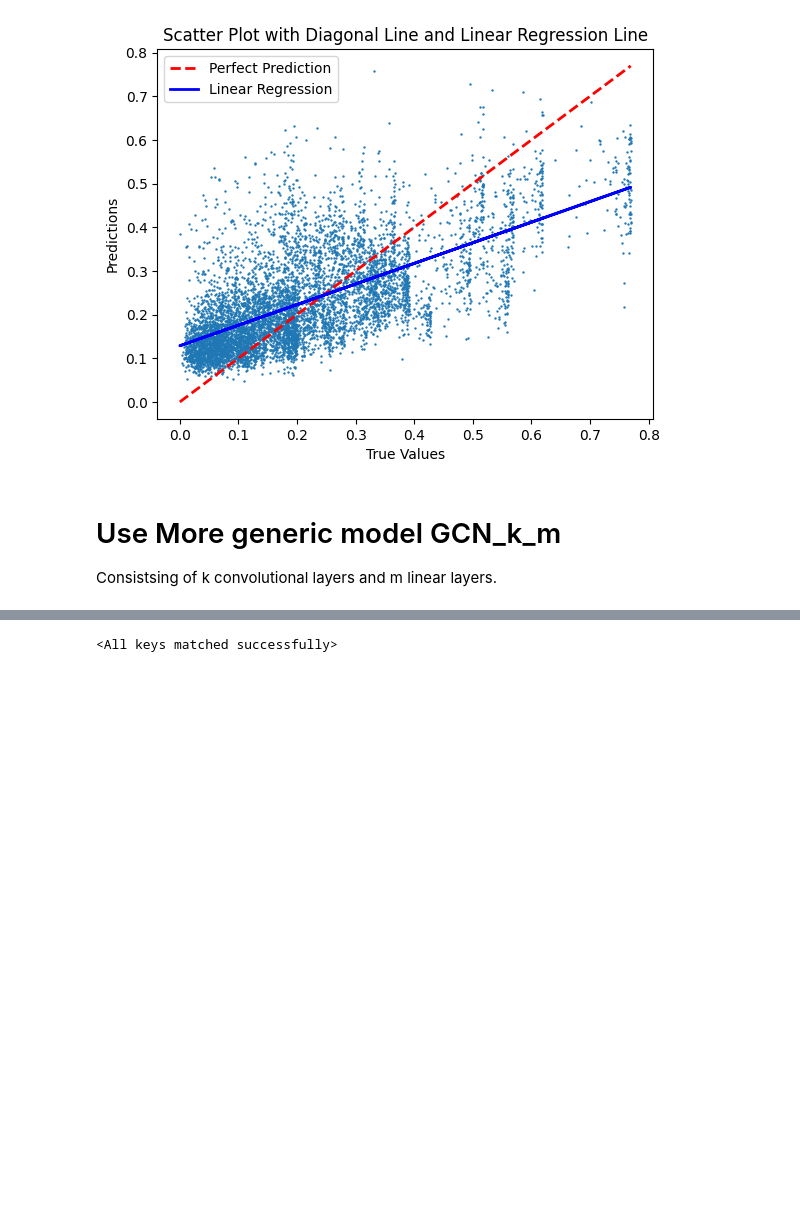
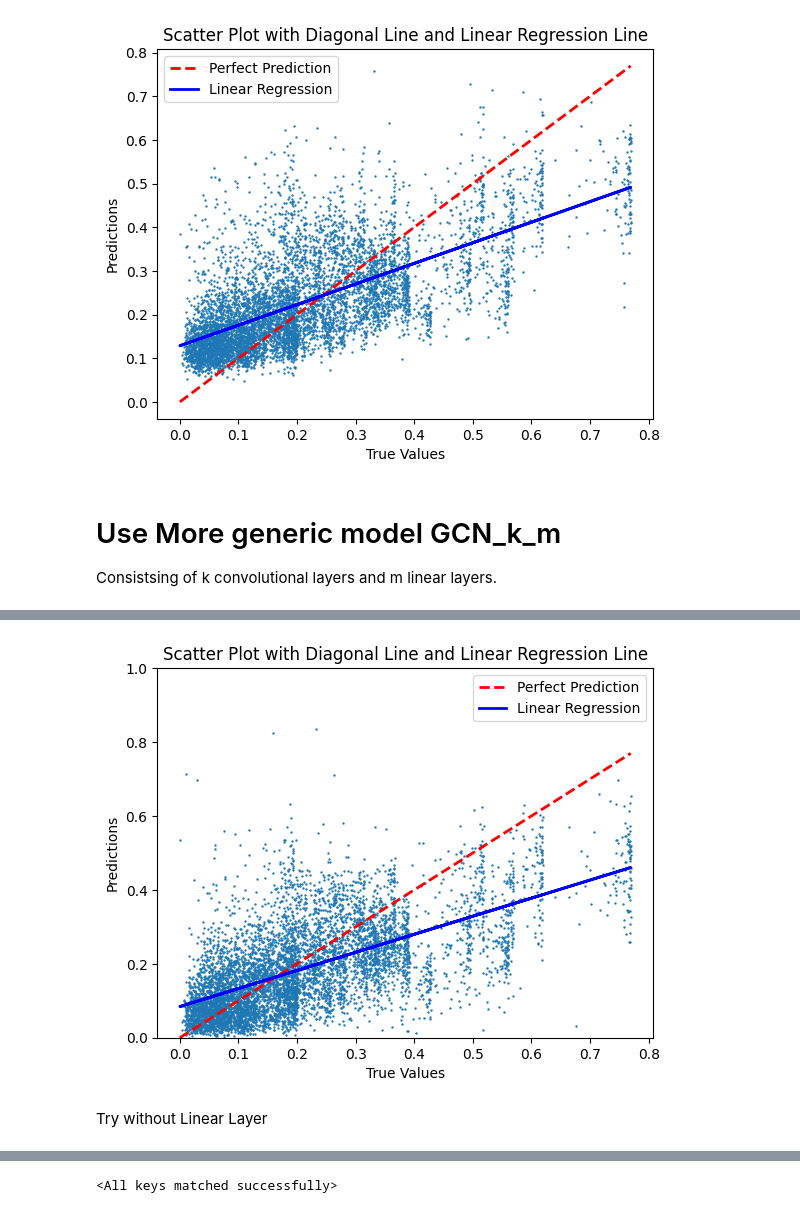
Before and after one commit to SDavenia/CL-GNN, a Jupyter notebook: new_models.ipynb, the cells around one changed output, grey strips where cells are left out. Drawn from its saved outputs; the diff is of its cells as text; code cells hidden in the pictures; blank space fills up the shorter version.

```diff
--- a/new_models.ipynb
+++ b/new_models.ipynb
@@ -475,0 +450,2 @@ Best epoch was 0
+# %%
+y, predictions = score(model, test_loader, device)
@@ -475,0 +454,31 @@ Best epoch was 0
+# %%
+from sklearn.linear_model import LinearRegression
+
+# Assuming you already have y and predictions from your code
+# y, predictions = score(model, train_loader, device)
+
+# Scatter plot
+plt.scatter(x=y, y=predictions, s=0.5)
+
+# Diagonal line for perfect predictions
+plt.plot([min(y), max(y)], [min(y), max(y)], linestyle='--', color='red', linewidth=2, label='Perfect Prediction')
+
+# Linear regression line
+regression_line = LinearRegression()
+y = np.array(y).reshape(-1, 1)  # Reshape y to a 2D array if it's a 1D array
+regression_line.fit(y, predictions)
+predictions_line = regression_line.predict(y)
+plt.plot(y, predictions_line, color='blue', linewidth=2, label='Linear Regression')
+plt.ylim(0, 1)
+# Customize plot
+plt.xlabel('True Values')
+plt.ylabel('Predictions')
+plt.legend()
+plt.title('Scatter Plot with Diagonal Line and Linear Regression Line')
+
+# Show the plot
+plt.show()
+# %% [output]
+[figure, added]
+# %% [markdown]
+Try without Linear Layer
```
Also changed, not shown: parts of 50 cells of this notebook, 1 other file.
